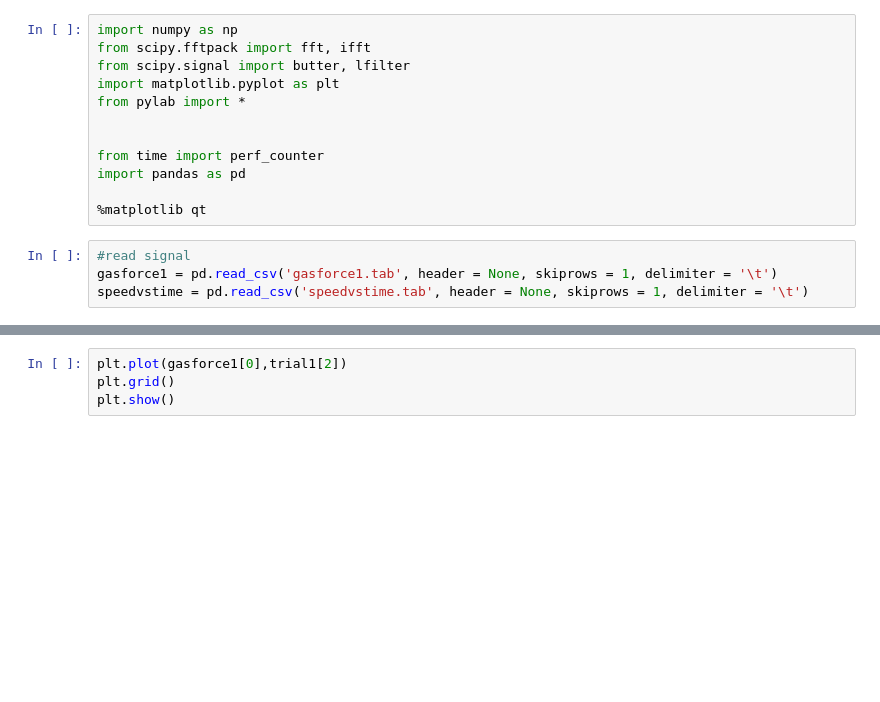
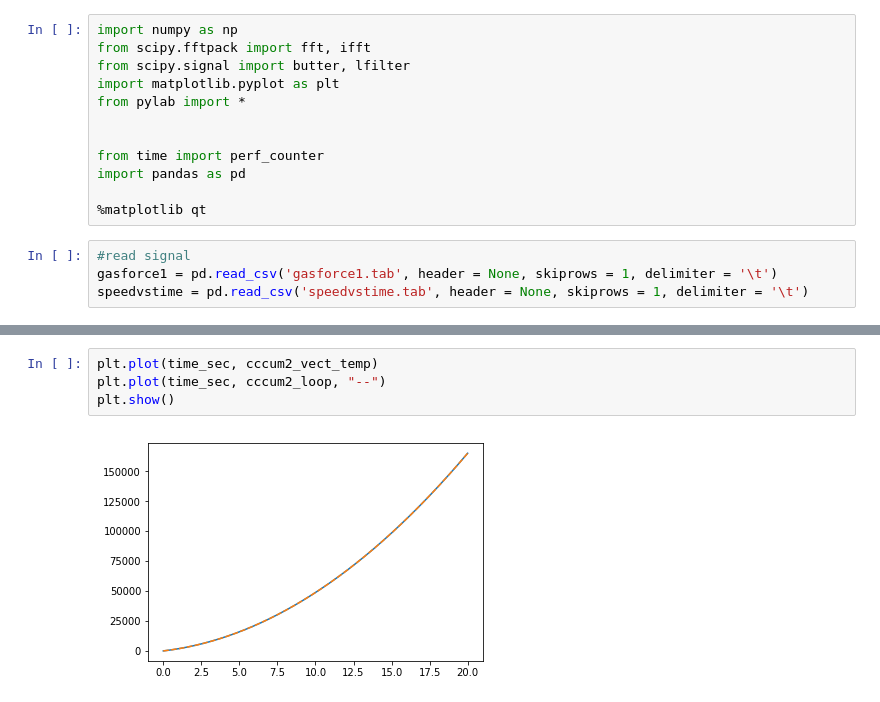
Before and after one commit to siglyser/research, a Jupyter notebook: crankanglecumrel_vectorize.ipynb, the cells around one changed output, grey strips where cells are left out. Saved outputs shown, nothing was run; the diff lists cells and outputs as text; blank space fills up the shorter version.

```diff
--- a/crankanglecumrel_vectorize.ipynb
+++ b/crankanglecumrel_vectorize.ipynb
@@ -97,4 +93,6 @@ plt.show()
 # %%
-plt.plot(gasforce1[0],trial1[2])
-plt.grid()
+plt.plot(time_sec, cccum2_vect_temp)
+plt.plot(time_sec, cccum2_loop, "--")
 plt.show()
+# %% [output]
+[figure, added]
```
Also changed, not shown: parts of 23 cells of this notebook, 1 other file.
